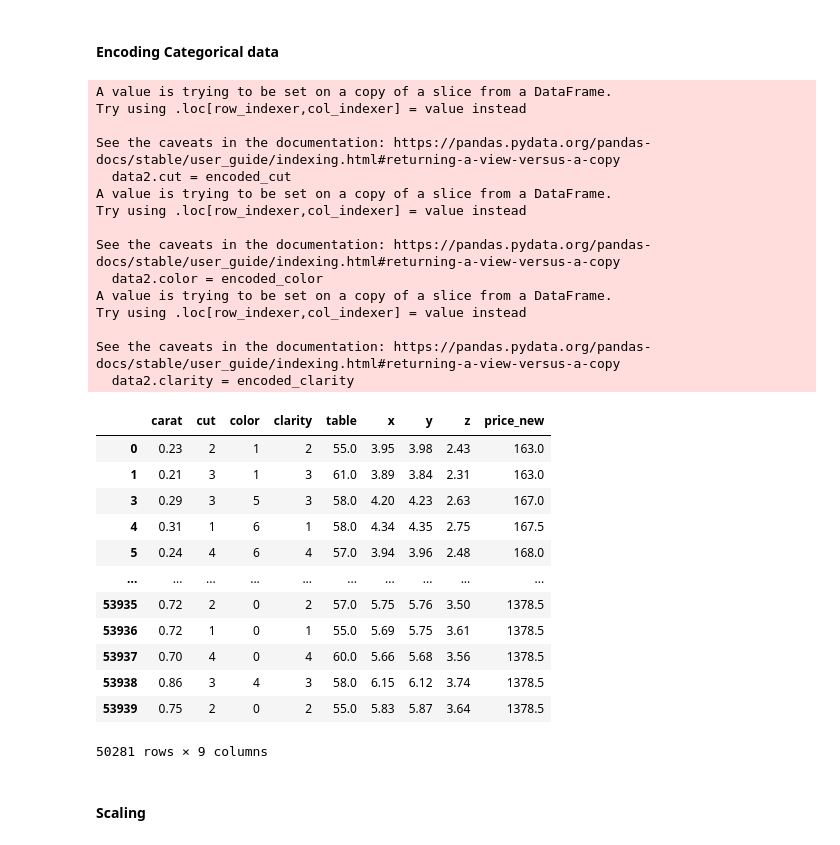
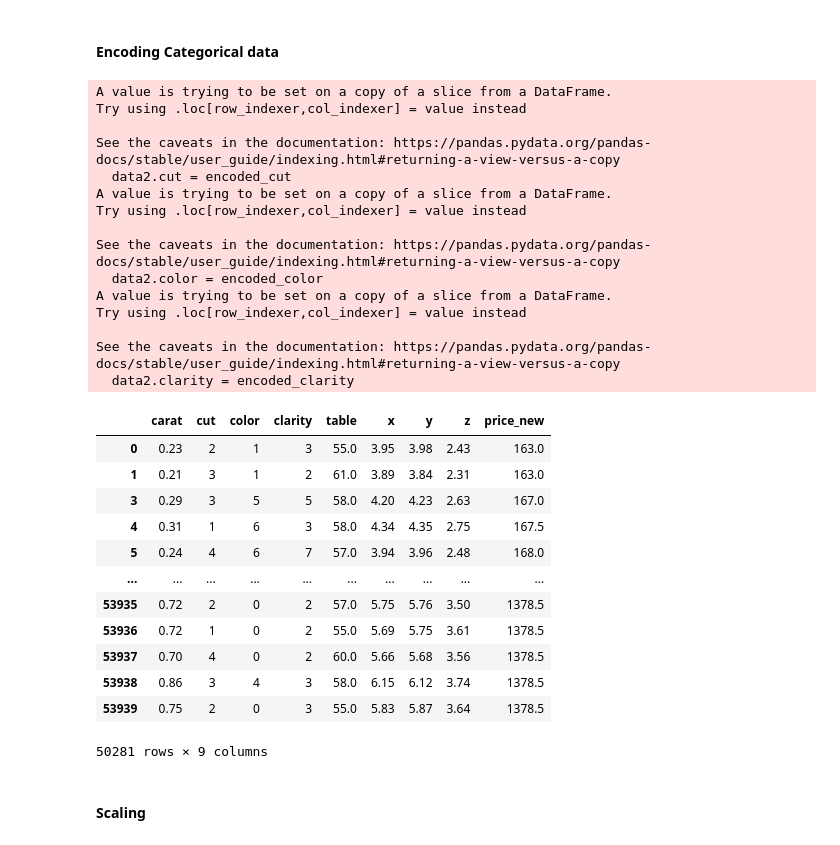
Before and after one commit to POOJA4M/DSA.Assignments-, a Jupyter notebook: Data Preprocessing using 'diamonds_new'.ipynb, the cells around one changed output. Drawn from its saved outputs; the diff is of its cells as text; code cells hidden in the pictures.

```diff
--- a/Data Preprocessing using 'diamonds_new'.ipynb
+++ b/Data Preprocessing using 'diamonds_new'.ipynb
@@ -116,6 +121,6 @@ color_mode = 'G'
 table_mean = data.table.mean()
 data['carat']=data['carat'].fillna(carat_mean)
 data['color']= data['color'].fillna(color_mode)
-data.table = data.table.fillna(table_mean)
+data['table'] = data['table'].fillna(table_mean)
 data
 # %% [output]
@@ -185,43 +205,43 @@ clarity = pd.DataFrame(data2.clarity)
 # %%
 from sklearn.preprocessing import LabelEncoder
 
 label_encoder = LabelEncoder()
 
 encoded_cut = label_encoder.fit_transform(cut)
 encoded_color = label_encoder.fit_transform(color)
-encoded_clarity = label_encoder.fit_transform(cut)
+encoded_clarity = label_encoder.fit_transform(clarity)
 data2.cut = encoded_cut
 data2.color = encoded_color
 data2.clarity = encoded_clarity
 data2
 # %% [output]
 A value is trying to be set on a copy of a slice from a DataFrame.
 Try using .loc[row_indexer,col_indexer] = value instead
 
 See the caveats in the documentation: https://pandas.pydata.org/pandas-docs/stable/user_guide/indexing.html#returning-a-view-versus-a-copy
   data2.cut = encoded_cut
 A value is trying to be set on a copy of a slice from a DataFrame.
 Try using .loc[row_indexer,col_indexer] = value instead
 
 See the caveats in the documentation: https://pandas.pydata.org/pandas-docs/stable/user_guide/indexing.html#returning-a-view-versus-a-copy
   data2.color = encoded_color
 A value is trying to be set on a copy of a slice from a DataFrame.
 Try using .loc[row_indexer,col_indexer] = value instead
 
 See the caveats in the documentation: https://pandas.pydata.org/pandas-docs/stable/user_guide/indexing.html#returning-a-view-versus-a-copy
   data2.clarity = encoded_clarity
 |  | carat | cut | color | clarity | table | x | y | z | price_new |
-| 0 | 0.23 | 2 | 1 | 2 | 55.0 | 3.95 | 3.98 | 2.43 | 163.0 |
-| 1 | 0.21 | 3 | 1 | 3 | 61.0 | 3.89 | 3.84 | 2.31 | 163.0 |
-| 3 | 0.29 | 3 | 5 | 3 | 58.0 | 4.20 | 4.23 | 2.63 | 167.0 |
-| 4 | 0.31 | 1 | 6 | 1 | 58.0 | 4.34 | 4.35 | 2.75 | 167.5 |
-| 5 | 0.24 | 4 | 6 | 4 | 57.0 | 3.94 | 3.96 | 2.48 | 168.0 |
+| 0 | 0.23 | 2 | 1 | 3 | 55.0 | 3.95 | 3.98 | 2.43 | 163.0 |
+| 1 | 0.21 | 3 | 1 | 2 | 61.0 | 3.89 | 3.84 | 2.31 | 163.0 |
+| 3 | 0.29 | 3 | 5 | 5 | 58.0 | 4.20 | 4.23 | 2.63 | 167.0 |
+| 4 | 0.31 | 1 | 6 | 3 | 58.0 | 4.34 | 4.35 | 2.75 | 167.5 |
+| 5 | 0.24 | 4 | 6 | 7 | 57.0 | 3.94 | 3.96 | 2.48 | 168.0 |
 | ... | ... | ... | ... | ... | ... | ... | ... | ... | ... |
 | 53935 | 0.72 | 2 | 0 | 2 | 57.0 | 5.75 | 5.76 | 3.50 | 1378.5 |
-| 53936 | 0.72 | 1 | 0 | 1 | 55.0 | 5.69 | 5.75 | 3.61 | 1378.5 |
-| 53937 | 0.70 | 4 | 0 | 4 | 60.0 | 5.66 | 5.68 | 3.56 | 1378.5 |
+| 53936 | 0.72 | 1 | 0 | 2 | 55.0 | 5.69 | 5.75 | 3.61 | 1378.5 |
+| 53937 | 0.70 | 4 | 0 | 2 | 60.0 | 5.66 | 5.68 | 3.56 | 1378.5 |
 | 53938 | 0.86 | 3 | 4 | 3 | 58.0 | 6.15 | 6.12 | 3.74 | 1378.5 |
-| 53939 | 0.75 | 2 | 0 | 2 | 55.0 | 5.83 | 5.87 | 3.64 | 1378.5 |
+| 53939 | 0.75 | 2 | 0 | 3 | 55.0 | 5.83 | 5.87 | 3.64 | 1378.5 |
 50281 rows × 9 columns
 # %% [markdown]
 #### Scaling
```
Also changed, not shown: parts of 4 cells of this notebook.
